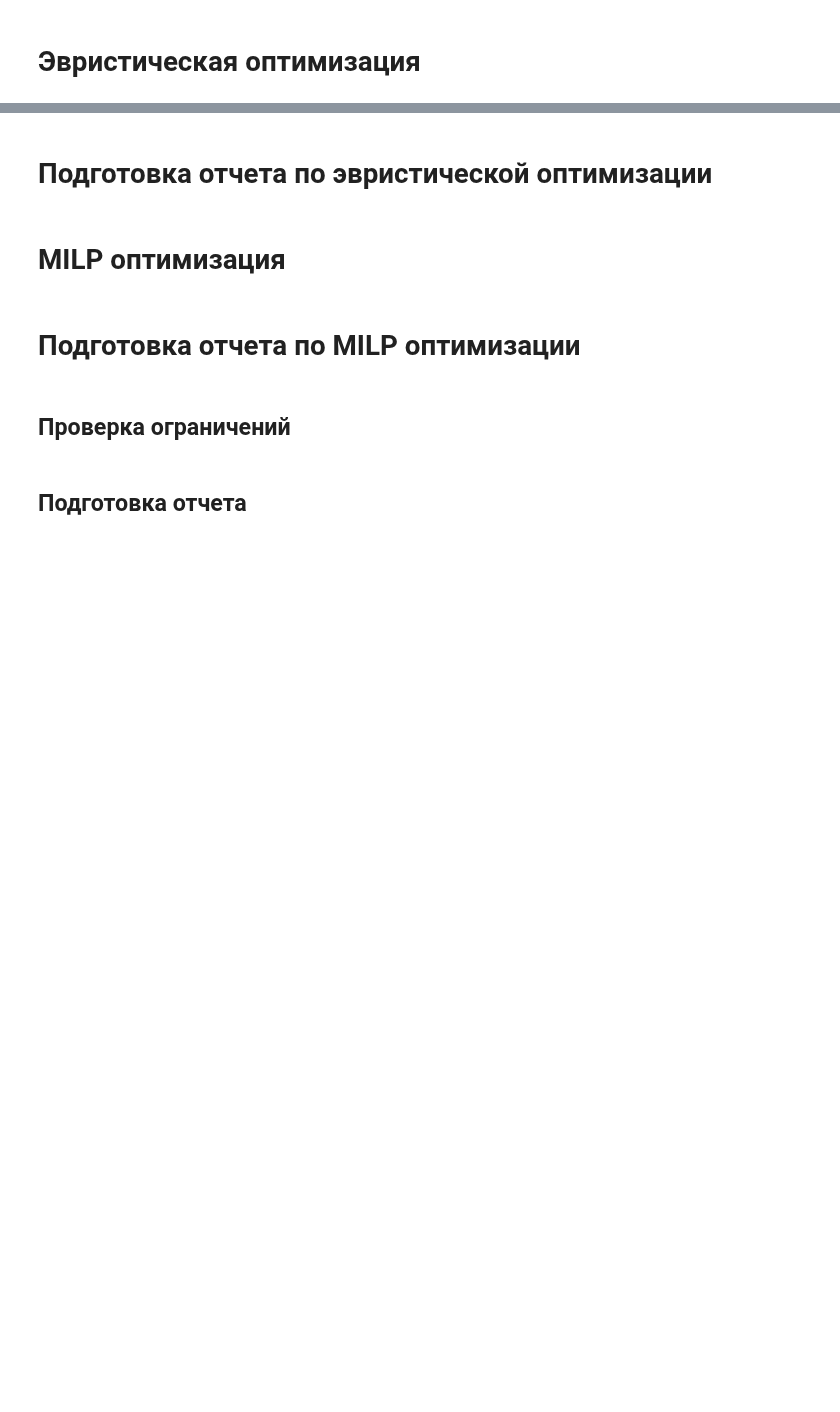
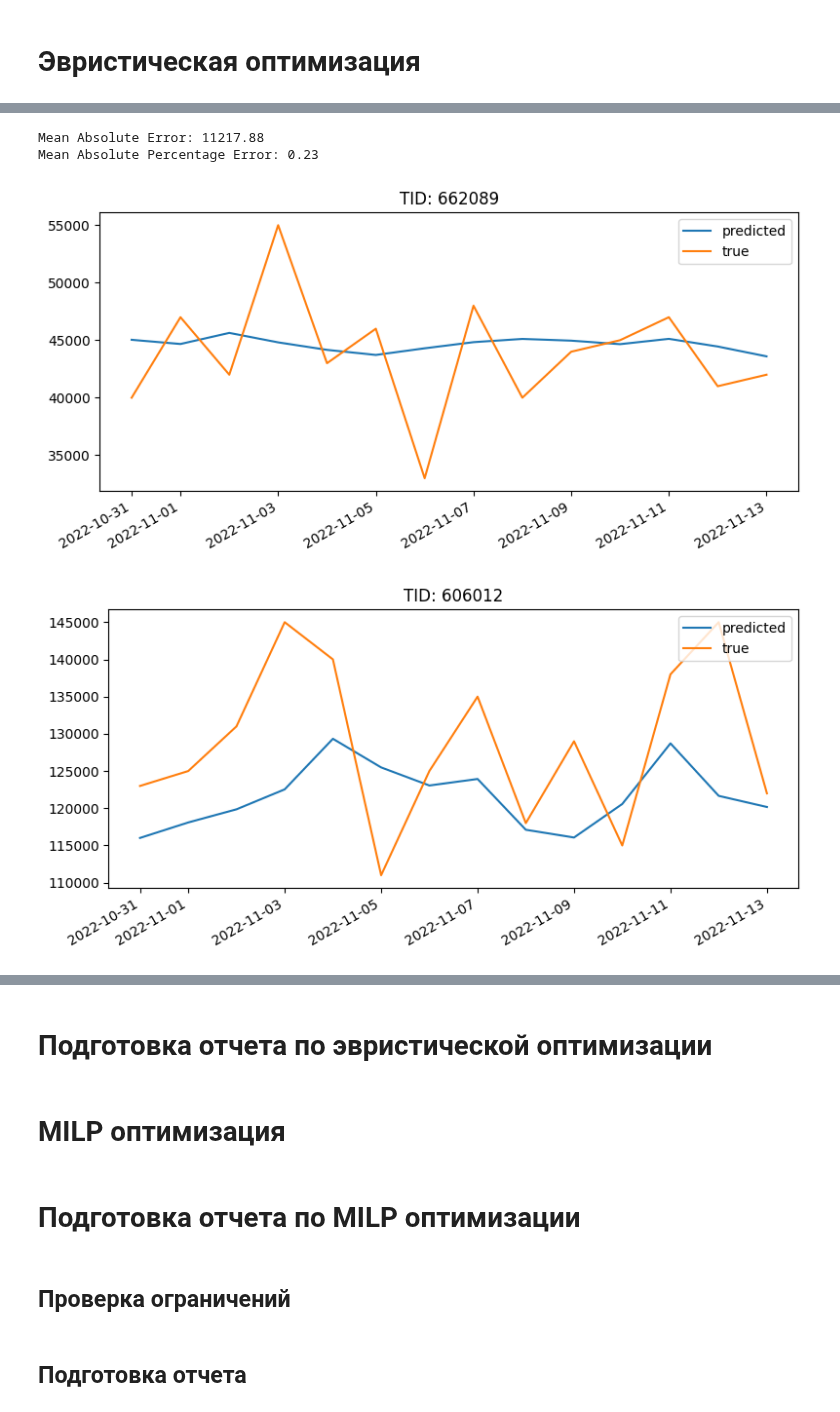
Before and after one commit to SerSmith/bank_schedule, a Jupyter notebook: main.ipynb, the cells around one changed output, grey strips where cells are left out. Cells and saved outputs as stored; diff of their text form; code cells hidden in the pictures; blank space fills up the shorter version.

```diff
--- a/main.ipynb
+++ b/main.ipynb
@@ -30,0 +295,2 @@ data.run_cluster(0.01, cars_quant)
+# %%
+lgbm_model = load_model('lgbm')
@@ -30,0 +299,3 @@ data.run_cluster(0.01, cars_quant)
+# %%
+loader = Data(RAW_DATA_FOLDER)
+in_df = loader.get_money_in()
@@ -30,0 +304,4 @@ data.run_cluster(0.01, cars_quant)
+# %%
+n_periods = 14
+predictions = lgbm_model.predict('2022-10-30', n_periods)
+display(predictions.head())
@@ -30,0 +315,34 @@ data.run_cluster(0.01, cars_quant)
+# %%
+result_df = predictions.merge(in_df, how='left', on=['date', 'TID'], suffixes=('_predicted', '_true'))
+result_df.set_index('date', inplace=True)
+
+mae = mean_absolute_error(result_df['money_in_true'],
+                          result_df['money_in_predicted'])
+
+print(f'Mean Absolute Error: {round(mae, 2)}')
+
+mape = mean_absolute_percentage_error(
+    result_df.loc[result_df['money_in_true'] != 0, 'money_in_true'],
+    result_df.loc[result_df['money_in_true'] != 0, 'money_in_predicted']
+    )
+
+print(f'Mean Absolute Percentage Error: {round(mape, 2)}')
+
+
+tid_to_plot = result_df['TID'].sample(n=3)
+
+for tid in tid_to_plot:
+    cond = result_df['TID'] == tid
+    fig, ax = plt.subplots(figsize=(8, 4))
+    ax.plot(result_df.loc[cond, 'money_in_predicted'], label='predicted')
+    ax.plot(result_df.loc[cond, 'money_in_true'], label='true')
+    ax.set_title(f'TID: {tid}')
+    fig.autofmt_xdate()
+    plt.legend(loc='upper right')
+    plt.tight_layout()
+    plt.show()
+# %% [output]
+Mean Absolute Error: 11217.88
+Mean Absolute Percentage Error: 0.23
+[figure, added]
+[figure, added]
```
Also changed, not shown: parts of 25 cells of this notebook, 4 other files.
